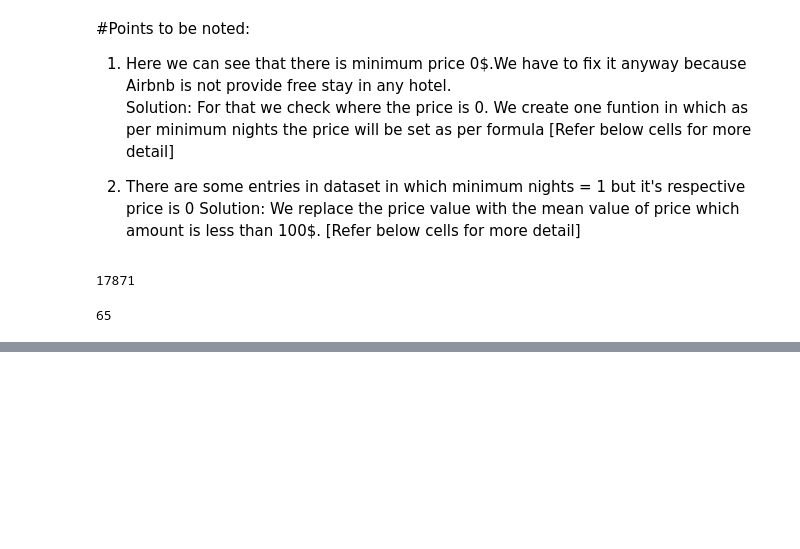
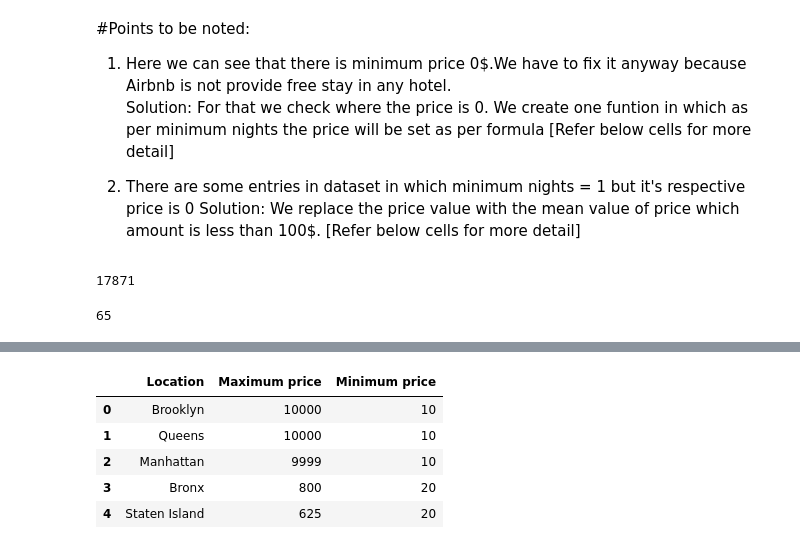
Before and after one commit to HarshivBhatt/EDA_Project_Airbnb_booking_Analysis-Self-.ipynb, a Jupyter notebook: EDA_Project_Airbnb_booking_Analysis.ipynb, the cells around one changed output, grey strips where cells are left out. Drawn from its saved outputs; the diff is of its cells as text; code cells hidden in the pictures; blank space fills up the shorter version.

```diff
--- a/EDA_Project_Airbnb_booking_Analysis.ipynb
+++ b/EDA_Project_Airbnb_booking_Analysis.ipynb
@@ -209,0 +224,4 @@ airbnb_price_df['price'] = np.where(
+# %%
+#Get the highest rent according to location
+max_price_df = airbnb_price_df.groupby('neighbourhood_group',as_index=False)['price'].max().sort_values(['price'],ascending = False).rename(columns = {'price':'Maximum price','neighbourhood_group':'Location'})
+max_price_df
@@ -209,0 +235,4 @@ airbnb_price_df['price'] = np.where(
+# %%
+##Get the lowest rent according to location
+min_price_df = airbnb_price_df.groupby('neighbourhood_group',as_index=False)['price'].min().sort_values(['price'],ascending = True).rename(columns = {'price':'Minimum price','neighbourhood_group':'Location'})
+min_price_df
@@ -209,0 +246,11 @@ airbnb_price_df['price'] = np.where(
+# %%
+#Get the combine dataframe of minimum and maximum price according to location
+merge_price_df = pd.merge(max_price_df, min_price_df, on='Location')
+merge_price_df
+# %% [output]
+|  | Location | Maximum price | Minimum price |
+| 0 | Brooklyn | 10000 | 10 |
+| 1 | Queens | 10000 | 10 |
+| 2 | Manhattan | 9999 | 10 |
+| 3 | Bronx | 800 | 20 |
+| 4 | Staten Island | 625 | 20 |
```
Also changed, not shown: parts of 4 cells of this notebook.
